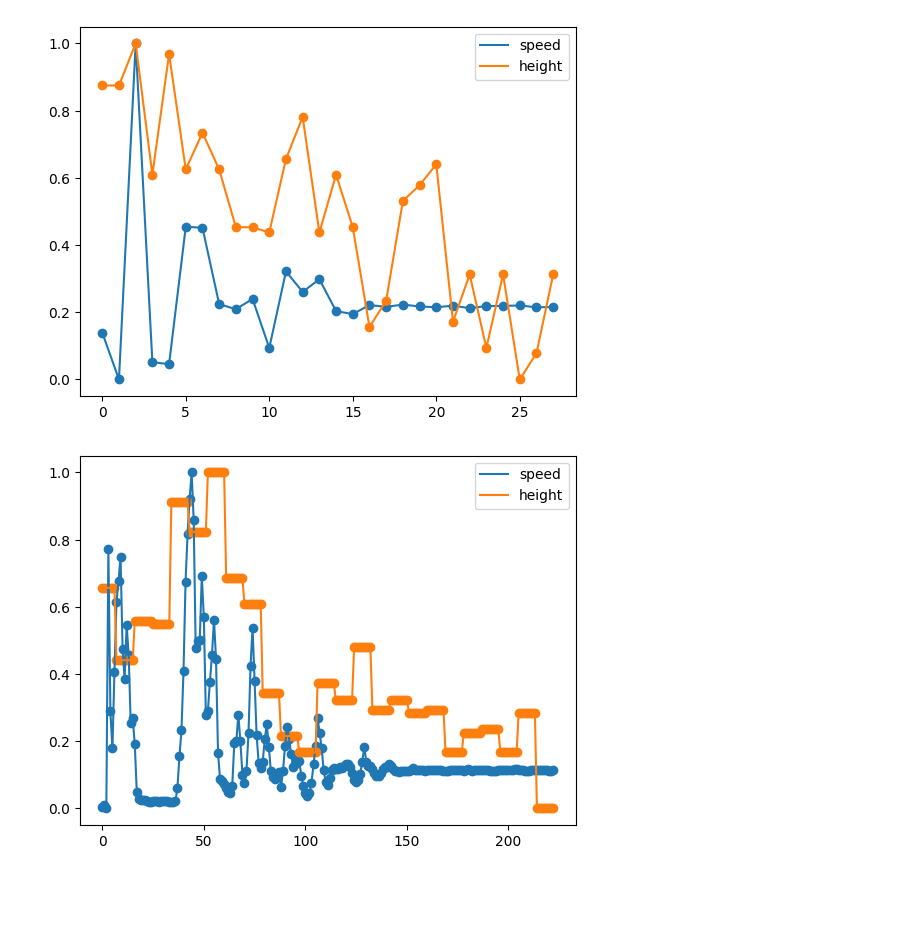
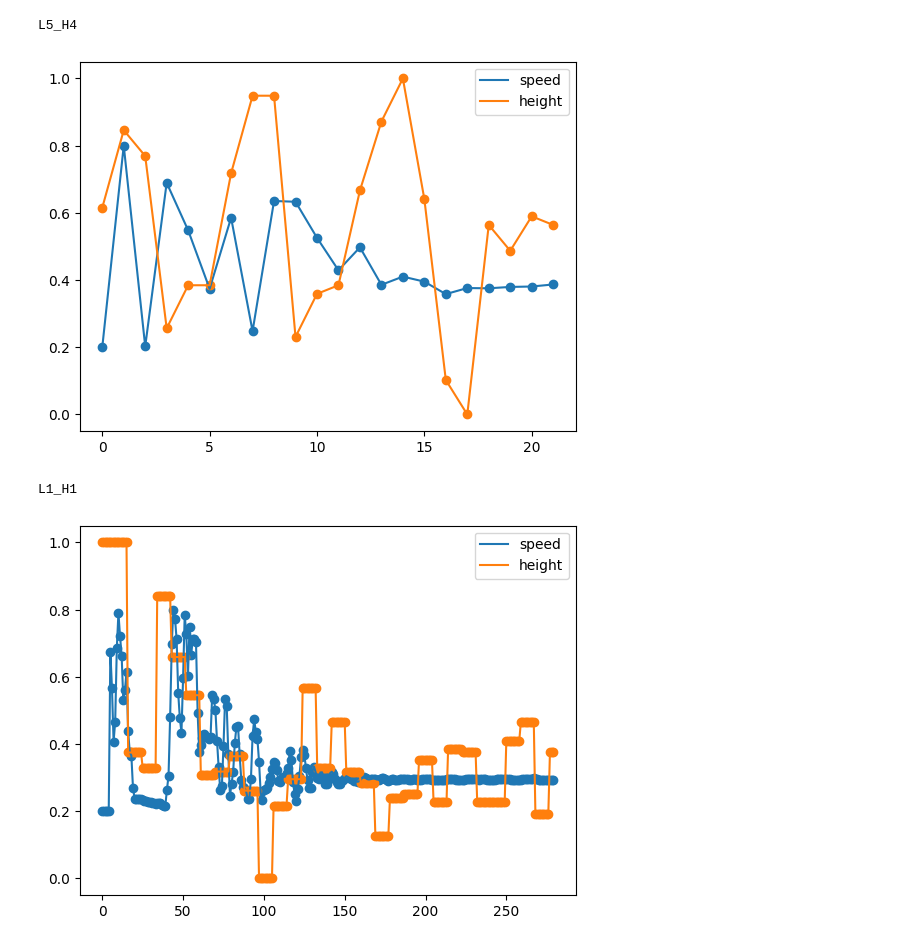
Before and after one commit to ideptor/FreeDrop2, a Jupyter notebook: doc/jupyter/250815.ipynb, the cells around one changed output. Cells and saved outputs as stored; diff of their text form; code cells hidden in the pictures; blank space fills up the shorter version.

```diff
--- a/doc/jupyter/250815.ipynb
+++ b/doc/jupyter/250815.ipynb
@@ -84,10 +84,10 @@ res = res.pipe(
 display(pd.crosstab(res.line, res.step))
 
 # res = res.loc[~((res.phase == "L1_H3")&(res.max_speed<38))].copy()
-res = res.loc[~((res.step == "H1")&(res.max_speed<55))].copy()
-res = res.loc[~((res.step == "H2")&(res.max_speed<50))].copy()
-res = res.loc[~((res.step == "H3")&(res.max_speed<45))].copy()
-res = res.loc[~((res.step == "H4")&(res.max_speed<40))].copy()
+# res = res.loc[~((res.step == "H1")&(res.max_speed<55))].copy()
+# res = res.loc[~((res.step == "H2")&(res.max_speed<50))].copy()
+# res = res.loc[~((res.step == "H3")&(res.max_speed<45))].copy()
+# res = res.loc[~((res.step == "H4")&(res.max_speed<40))].copy()
 
 
 print(res.columns.tolist())
@@ -213,7 +224,7 @@ plt.title = "L1 min"
 # %%
 from sklearn.preprocessing import MinMaxScaler
-r = res.loc[res.line=="L5"].pipe(lambda x: x.loc[x.max_speed.idxmin()])
-speed = pd.Series(MinMaxScaler().fit_transform(pd.DataFrame(r.speed))[:,0])
+r = res.loc[(res.line=="L5")&(res.step=="H4")].pipe(lambda x: x.loc[x.max_speed.idxmin()])
+speed = pd.Series(MinMaxScaler((.2,.8)).fit_transform(pd.DataFrame(r.speed))[:,0])
 plt.plot(speed.index, speed.values, label="speed")
 plt.scatter(speed.index, speed.values)
 height = pd.Series(MinMaxScaler().fit_transform(pd.DataFrame(r.height))[:,0])
@@ -221,20 +232,25 @@ plt.plot(height.index, height.values, label="height")
 plt.scatter(height.index, height.values)
 plt.legend()
 plt.title = "L5 min"
+print(r.phase)
 # %% [output]
+L5_H4
-[figure, old version]
+[figure, new version]
 # %%
 from sklearn.preprocessing import MinMaxScaler
-r = res.loc[res.line=="L1"].pipe(lambda x: x.loc[x.max_speed.idxmax()])
-speed = pd.Series(MinMaxScaler().fit_transform(pd.DataFrame(r.speed))[:,0])
+r = res.loc[(res.line=="L1")&(res.step=="H1")].pipe(lambda x: x.loc[x.max_speed.idxmin()])
+
+speed = pd.Series(MinMaxScaler((.2,.8)).fit_transform(pd.DataFrame(r.speed))[:,0])
 plt.plot(speed.index, speed.values, label="speed")
 plt.scatter(speed.index, speed.values)
 height = pd.Series(MinMaxScaler().fit_transform(pd.DataFrame(r.height))[:,0])
 plt.plot(height.index, height.values, label="height")
 plt.scatter(height.index, height.values)
 plt.legend()
 plt.title = "L1 max"
+print(r.phase)
 # %% [output]
+L1_H1
-[figure, old version]
+[figure, new version]
 # %%
 from sklearn.preprocessing import MinMaxScaler
```
Also changed, not shown: parts of 7 cells of this notebook.
